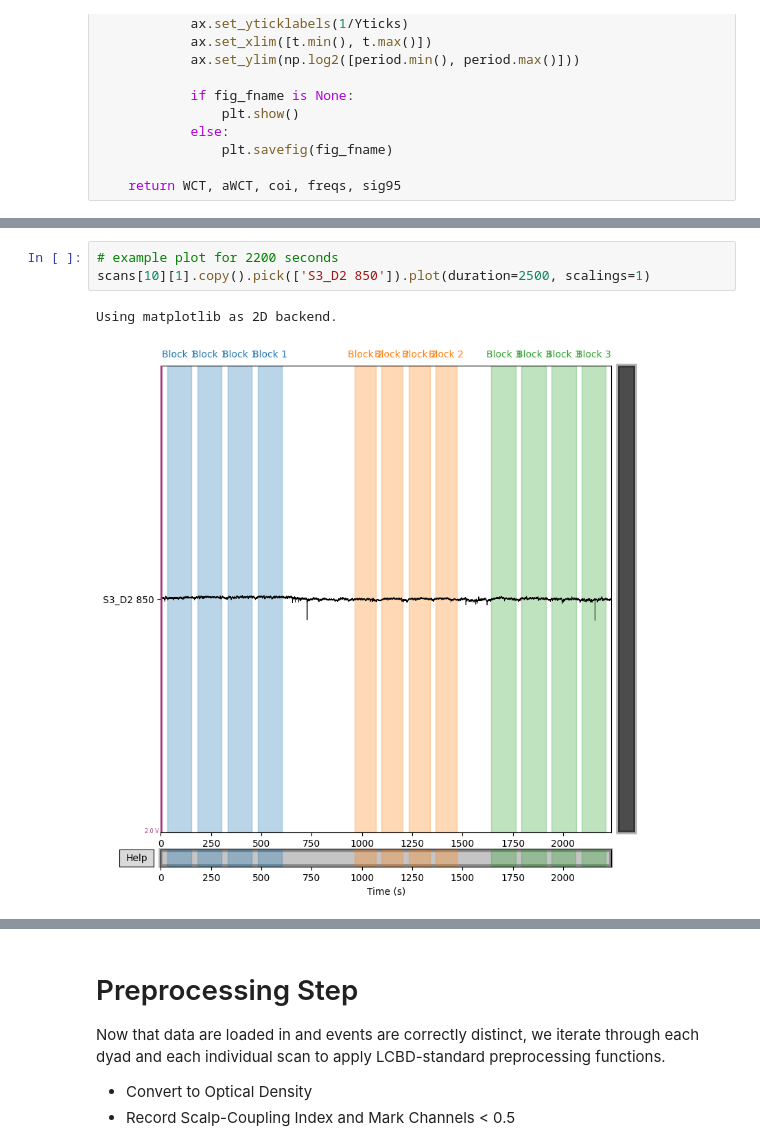
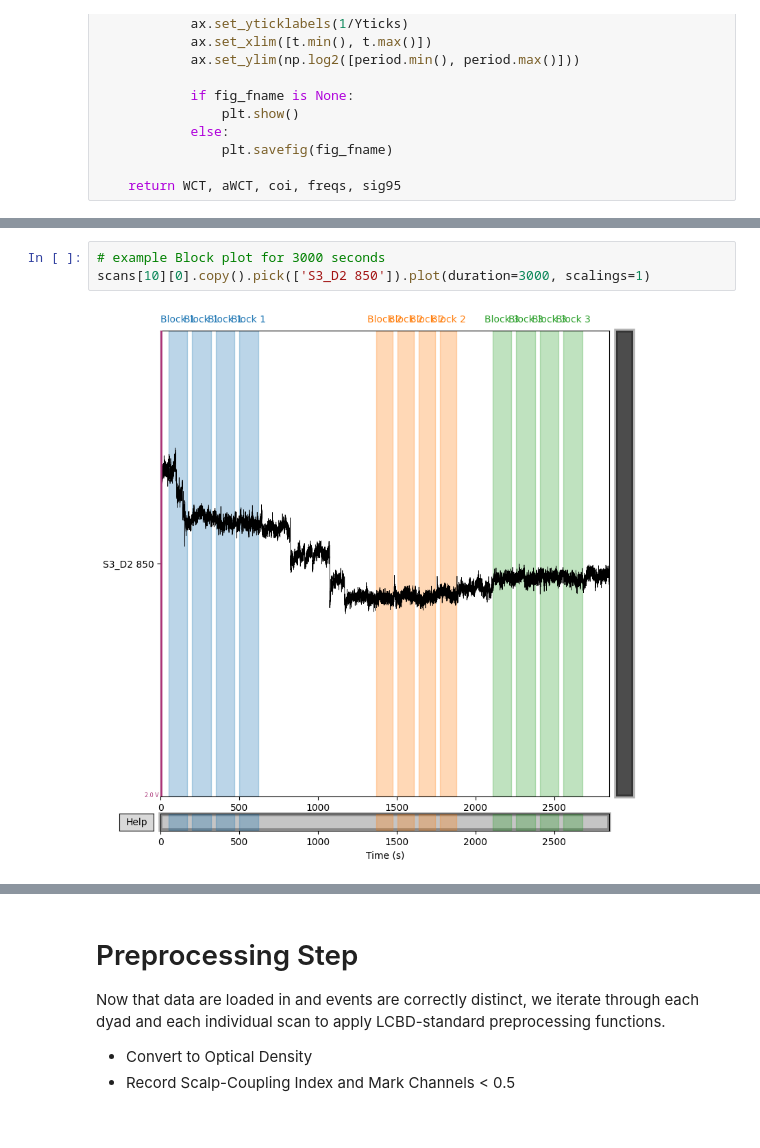
Before and after one commit to ChildBrainLab/LCBDtools, a Jupyter notebook: scripts/NIRS/notebooks/fnirs-synchrony-eDOC.ipynb, the cells around one changed output, grey strips where cells are left out. Drawn from its saved outputs; the diff is of its cells as text.

```diff
--- a/scripts/NIRS/notebooks/fnirs-synchrony-eDOC.ipynb
+++ b/scripts/NIRS/notebooks/fnirs-synchrony-eDOC.ipynb
@@ -505,8 +541,7 @@ scans[10][1].ch_names
  'S8_D4 760',
  'S8_D4 850']
 # %%
-# example plot for 2200 seconds
-scans[10][1].copy().pick(['S3_D2 850']).plot(duration=2500, scalings=1)
+# example Block plot for 3000 seconds
+scans[10][0].copy().pick(['S3_D2 850']).plot(duration=3000, scalings=1)
 # %% [output]
-Using matplotlib as 2D backend.
-[figure, old version]
+[figure, new version]
```
Also changed, not shown: parts of 128 cells of this notebook, 15 other files.
